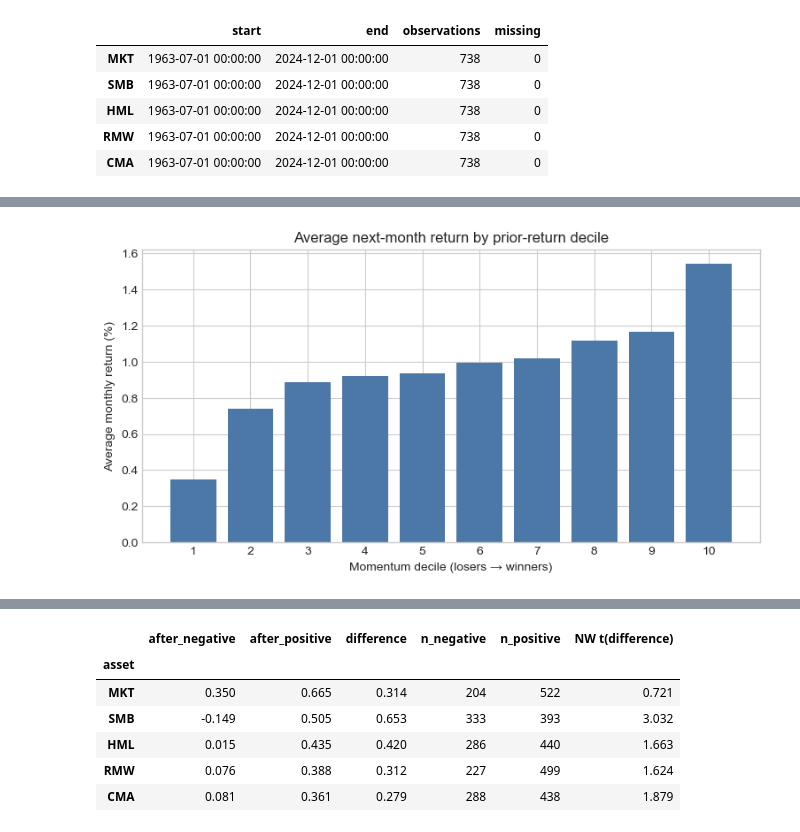
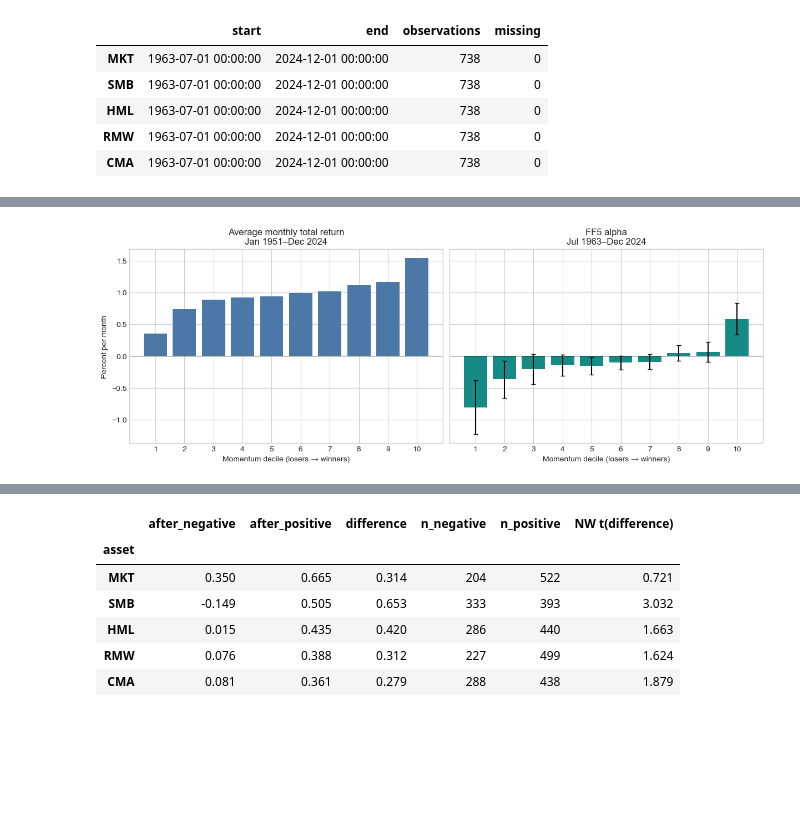
Before and after one commit to jacobkorsgaard/factor-asset-pricing-library, a Jupyter notebook: notebooks/08_momentum_in_asset_pricing.ipynb, the cells around one changed output, grey strips where cells are left out. Drawn from its saved outputs; the diff is of its cells as text; code cells hidden in the pictures; blank space fills up the shorter version.

Commit message:
Refine notebook explanations and reproduce French momentum factor

```diff
--- a/notebooks/08_momentum_in_asset_pricing.ipynb
+++ b/notebooks/08_momentum_in_asset_pricing.ipynb
@@ -176,19 +108,28 @@ display(sample_coverage(momentum_deciles))
 # %%
 decile_profile = 100 * momentum_portfolios.groupby("momentum_portfolio")["ret"].mean()
-fig, ax = plt.subplots(figsize=(9, 4.3))
-ax.bar(decile_profile.index.astype(int), decile_profile, color="#4C78A8")
-ax.set(title="Average next-month return by prior-return decile", xlabel="Momentum decile (losers → winners)", ylabel="Average monthly return (%)", xticks=range(1, 11))
+decile_alpha_sample = pd.concat([momentum_deciles, risk_free, factors], axis=1).dropna()
+decile_excess = decile_alpha_sample[momentum_deciles.columns].sub(decile_alpha_sample["RF"], axis=0)
+decile_ff5 = factor_regressions(decile_excess, decile_alpha_sample[factors.columns], cov_type="HAC", hac_lags=12)
+assert decile_ff5["nobs"].eq(len(decile_alpha_sample)).all()
+assert len(decile_alpha_sample) == 738
+
+fig, axes = plt.subplots(1, 2, figsize=(12, 4.3), sharey=True, layout="constrained")
+x = np.arange(1, 11)
+return_dates = f"{momentum_deciles.index.min():%b %Y}–{momentum_deciles.index.max():%b %Y}"
+alpha_dates = f"{decile_alpha_sample.index.min():%b %Y}–{decile_alpha_sample.index.max():%b %Y}"
+axes[0].bar(x, decile_profile, color="#4C78A8")
+axes[0].set(title=f"Average monthly total return\n{return_dates}", ylabel="Percent per month")
+axes[1].bar(x, 100 * decile_ff5["alpha"], yerr=1.96 * 100 * decile_ff5["alpha_se"],
+            capsize=3, color="#168A86")
+axes[1].set(title=f"FF5 alpha\n{alpha_dates}")
+for ax in axes:
+    ax.axhline(0, color="black", linewidth=0.7)
+    ax.set(xlabel="Momentum decile (losers → winners)", xticks=x)
 plt.show()
-
-stock_strategy_returns = wml_frame[["WML_long", "WML_short", "WML"]].rename(
-    columns={"WML_long": "Winners", "WML_short": "Losers"}
-)
-stock_performance = performance_summary(stock_strategy_returns, hac_lags=12)
-assert risk_free.reindex(stock_strategy_returns.index).notna().all()
-# Long-only Sharpe ratios use excess returns, WML already is self-financing.
-stock_performance.loc[["Winners", "Losers"], "sharpe"] = sharpe_ratio(
-    stock_strategy_returns[["Winners", "Losers"]].sub(risk_free, axis=0)
-)
-stock_performance[["mean_monthly", "mean_annualized", "volatility_annualized", "sharpe", "mean_tstat", "maximum_drawdown", "nobs"]]
+display(decile_ff5[["alpha", "alpha_se", "alpha_t", "nobs"]].rename(
+    columns={"alpha": "FF5 alpha (% monthly)", "alpha_se": "NW SE (% monthly)",
+             "alpha_t": "NW t(alpha)", "nobs": "Months"}
+).assign(**{"FF5 alpha (% monthly)": 100 * decile_ff5["alpha"],
+            "NW SE (% monthly)": 100 * decile_ff5["alpha_se"]}))
 # %% [output]
-[figure, old version]
+[figure, new version]
```
Also changed, not shown: parts of 28 cells of this notebook, 14 other files.
